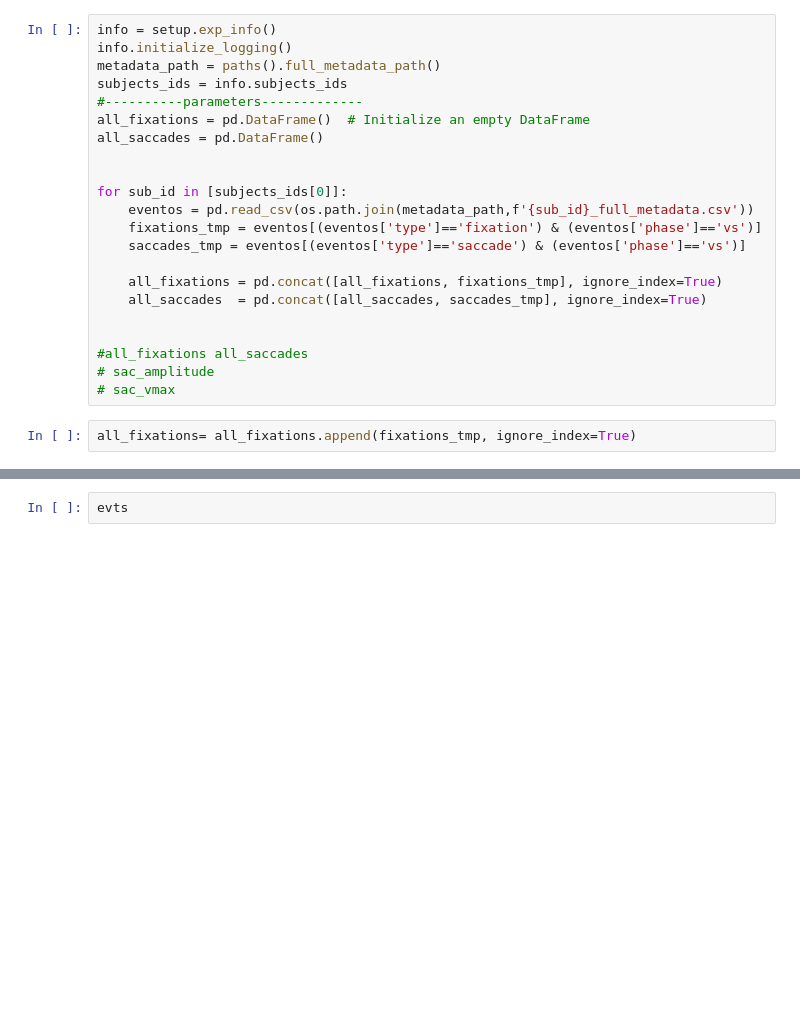
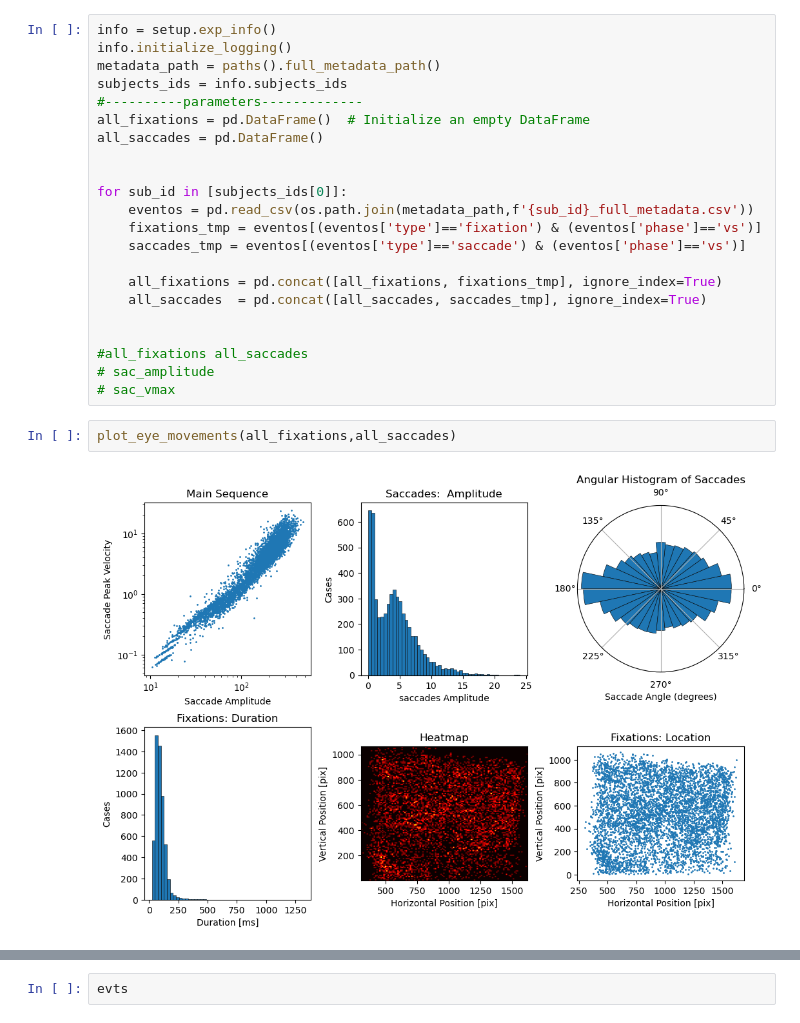
Before and after one commit to incubodac/EEGDECONV, a Jupyter notebook: MNEunfold.ipynb, the cells around one changed output, grey strips where cells are left out. Drawn from its saved outputs; the diff is of its cells as text; blank space fills up the shorter version.

```diff
--- a/MNEunfold.ipynb
+++ b/MNEunfold.ipynb
@@ -303,7 +266,9 @@ for sub_id in [subjects_ids[0]]:
 #all_fixations all_saccades
 # sac_amplitude
 # sac_vmax
-# %%
-all_fixations= all_fixations.append(fixations_tmp, ignore_index=True)
+# %%
+plot_eye_movements(all_fixations,all_saccades)
+# %% [output]
+[figure, added]
 # %%
 plt.hist(fixations_tmp['duration'], bins=100, alpha=0.5, label='Saccade Durations')
```
Also changed, not shown: parts of 16 cells of this notebook, 4 other files.
